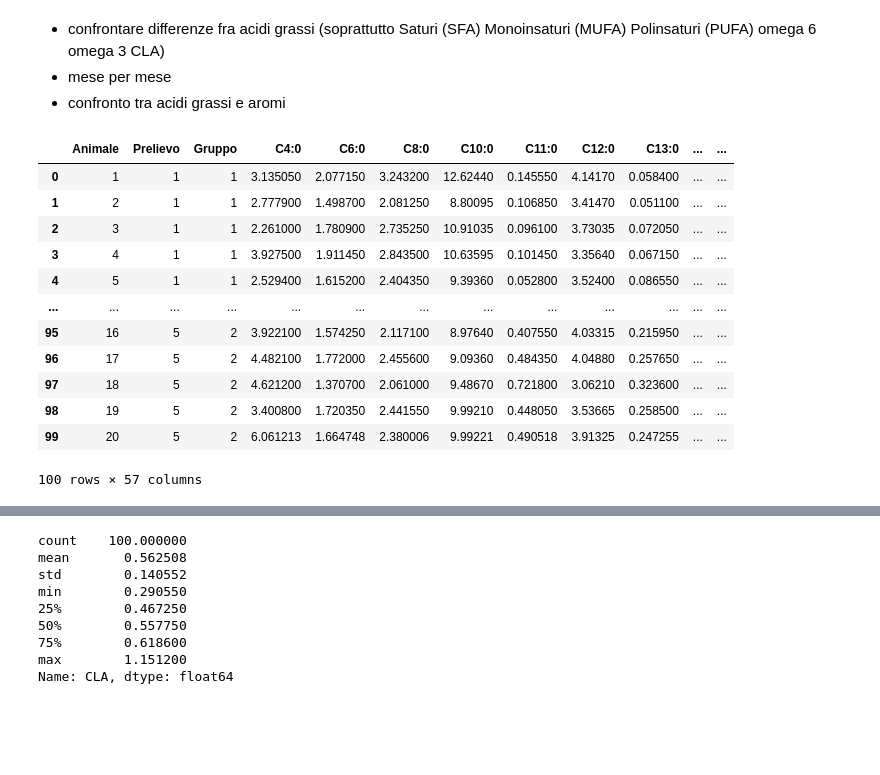
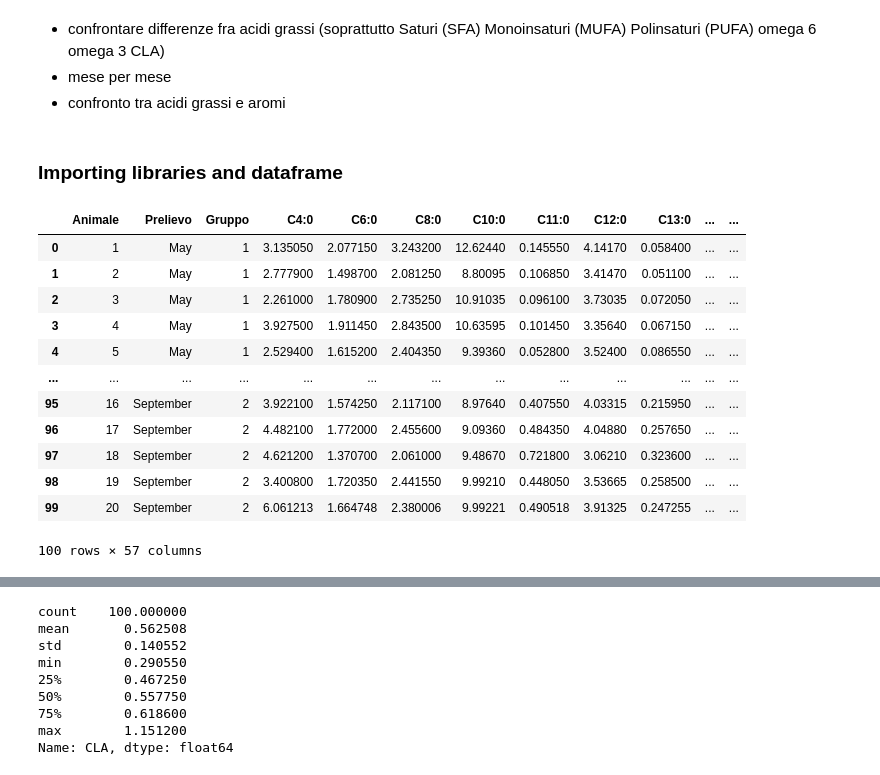
Before and after one commit to madilauro/eda-fat-acid-production, a Jupyter notebook: EDA-fatAcidProduction.ipynb, the cells around one changed output, grey strips where cells are left out. Drawn from its saved outputs; the diff is of its cells as text; code cells hidden in the pictures; blank space fills up the shorter version.

```diff
--- a/EDA-fatAcidProduction.ipynb
+++ b/EDA-fatAcidProduction.ipynb
@@ -2,31 +2,34 @@
 - confrontare differenze fra acidi grassi (soprattutto Saturi (SFA) 	Monoinsaturi (MUFA) 	Polinsaturi (PUFA) 	omega 6 	omega 3 	CLA)
 - mese per mese
 - confronto tra acidi grassi e aromi
+# %% [markdown]
+### Importing libraries and dataframe
 # %%
 import pandas as pd
 import plotly.express as px
 import plotly.graph_objects as go
 from plotly.subplots import make_subplots
+from scipy import stats
 
 df = pd.DataFrame(pd.read_excel("Cartel1.xlsx"))
 #df2 = pd.DataFrame(pd.read_excel("Cartel1.xlsx"))
 #df3 = pd.DataFrame(pd.read_excel("Cartel1.xlsx"))
 
-
+df.replace({'Prelievo': {1:'May', 2: 'June', 3: 'July', 4: 'August', 5: 'September'}}, inplace=True)
 df.head(100)
 # %% [output]
 |  | Animale | Prelievo | Gruppo | C4:0 | C6:0 | C8:0 | C10:0 | C11:0 | C12:0 | C13:0 | ... | ... |
-| 0 | 1 | 1 | 1 | 3.135050 | 2.077150 | 3.243200 | 12.62440 | 0.145550 | 4.14170 | 0.058400 | ... | ... |
-| 1 | 2 | 1 | 1 | 2.777900 | 1.498700 | 2.081250 | 8.80095 | 0.106850 | 3.41470 | 0.051100 | ... | ... |
-| 2 | 3 | 1 | 1 | 2.261000 | 1.780900 | 2.735250 | 10.91035 | 0.096100 | 3.73035 | 0.072050 | ... | ... |
-| 3 | 4 | 1 | 1 | 3.927500 | 1.911450 | 2.843500 | 10.63595 | 0.101450 | 3.35640 | 0.067150 | ... | ... |
-| 4 | 5 | 1 | 1 | 2.529400 | 1.615200 | 2.404350 | 9.39360 | 0.052800 | 3.52400 | 0.086550 | ... | ... |
+| 0 | 1 | May | 1 | 3.135050 | 2.077150 | 3.243200 | 12.62440 | 0.145550 | 4.14170 | 0.058400 | ... | ... |
+| 1 | 2 | May | 1 | 2.777900 | 1.498700 | 2.081250 | 8.80095 | 0.106850 | 3.41470 | 0.051100 | ... | ... |
+| 2 | 3 | May | 1 | 2.261000 | 1.780900 | 2.735250 | 10.91035 | 0.096100 | 3.73035 | 0.072050 | ... | ... |
+| 3 | 4 | May | 1 | 3.927500 | 1.911450 | 2.843500 | 10.63595 | 0.101450 | 3.35640 | 0.067150 | ... | ... |
+| 4 | 5 | May | 1 | 2.529400 | 1.615200 | 2.404350 | 9.39360 | 0.052800 | 3.52400 | 0.086550 | ... | ... |
 | ... | ... | ... | ... | ... | ... | ... | ... | ... | ... | ... | ... | ... |
-| 95 | 16 | 5 | 2 | 3.922100 | 1.574250 | 2.117100 | 8.97640 | 0.407550 | 4.03315 | 0.215950 | ... | ... |
-| 96 | 17 | 5 | 2 | 4.482100 | 1.772000 | 2.455600 | 9.09360 | 0.484350 | 4.04880 | 0.257650 | ... | ... |
-| 97 | 18 | 5 | 2 | 4.621200 | 1.370700 | 2.061000 | 9.48670 | 0.721800 | 3.06210 | 0.323600 | ... | ... |
-| 98 | 19 | 5 | 2 | 3.400800 | 1.720350 | 2.441550 | 9.99210 | 0.448050 | 3.53665 | 0.258500 | ... | ... |
-| 99 | 20 | 5 | 2 | 6.061213 | 1.664748 | 2.380006 | 9.99221 | 0.490518 | 3.91325 | 0.247255 | ... | ... |
+| 95 | 16 | September | 2 | 3.922100 | 1.574250 | 2.117100 | 8.97640 | 0.407550 | 4.03315 | 0.215950 | ... | ... |
+| 96 | 17 | September | 2 | 4.482100 | 1.772000 | 2.455600 | 9.09360 | 0.484350 | 4.04880 | 0.257650 | ... | ... |
+| 97 | 18 | September | 2 | 4.621200 | 1.370700 | 2.061000 | 9.48670 | 0.721800 | 3.06210 | 0.323600 | ... | ... |
+| 98 | 19 | September | 2 | 3.400800 | 1.720350 | 2.441550 | 9.99210 | 0.448050 | 3.53665 | 0.258500 | ... | ... |
+| 99 | 20 | September | 2 | 6.061213 | 1.664748 | 2.380006 | 9.99221 | 0.490518 | 3.91325 | 0.247255 | ... | ... |
 100 rows × 57 columns
 # %%
 df.describe()
```
Also changed, not shown: parts of 15 cells of this notebook.
